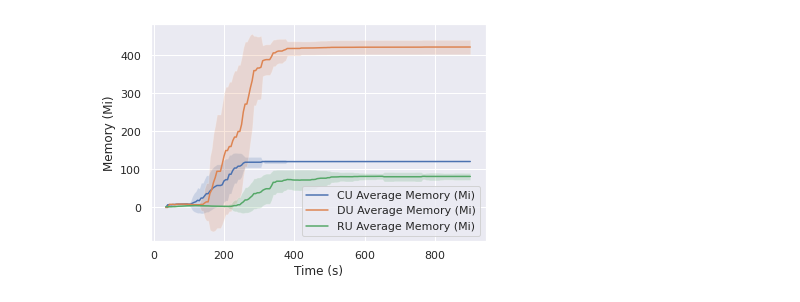
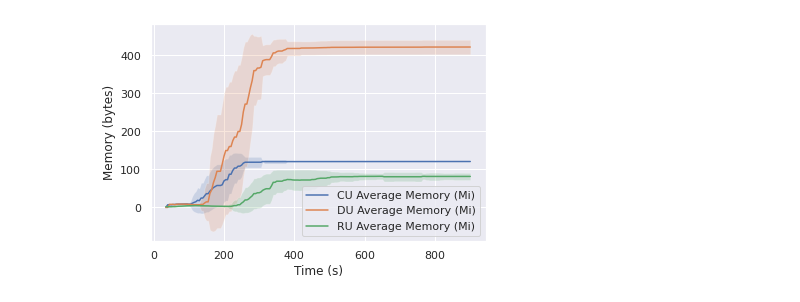
Before and after one commit to my5G/OPlaceRAN, a Jupyter notebook: performance-analysis/article/pods-resources-consume-by-time/pod_mem.ipynb, the cells around one changed output. Saved outputs shown, nothing was run; the diff lists cells and outputs as text; code cells hidden in the pictures.

```diff
--- a/performance-analysis/article/pods-resources-consume-by-time/pod_mem.ipynb
+++ b/performance-analysis/article/pods-resources-consume-by-time/pod_mem.ipynb
@@ -10,15 +10,15 @@ dataframe=dataframe.astype(float)
 # %%
 ax = plt.gca()
 dataframe.plot(kind='line', y='cu Média de MEMORY(Mi)', label='CU Average Memory (Mi)', ax=ax)
 plt.fill_between(dataframe.index,dataframe['cu Média de MEMORY(Mi)']+dataframe['cu DesvPad de MEMORY(Mi)'],dataframe['cu Média de MEMORY(Mi)']-dataframe['cu DesvPad de MEMORY(Mi)'],alpha=0.2,label='Stdev')
 dataframe.plot(kind='line', y='du Média de MEMORY(Mi)',label='DU Average Memory (Mi)', ax=ax)
 plt.fill_between(dataframe.index,dataframe['du Média de MEMORY(Mi)']+dataframe['du DesvPad de MEMORY(Mi)'],dataframe['du Média de MEMORY(Mi)']-dataframe['du DesvPad de MEMORY(Mi)'],alpha=0.2,label='Stdev')
 dataframe.plot(kind='line', y='ru Média de MEMORY(Mi)', label='RU Average Memory (Mi)', ax=ax)
 plt.fill_between(dataframe.index,dataframe['ru Média de MEMORY(Mi)']+dataframe['ru DesvPad de MEMORY(Mi)'],dataframe['ru Média de MEMORY(Mi)']-dataframe['ru DesvPad de MEMORY(Mi)'],alpha=0.2,label='Stdev')
 plt.xlabel("Time (s)")
-plt.ylabel("Memory (Mi)")
+plt.ylabel("Memory (bytes)")
 #plt.legend()
-plt.savefig('out/Pods_MEM_%.pdf')
-plt.savefig('out/Pods_MEM_%.png')
+plt.savefig('out/Pods_MEM_bytes.pdf')
+plt.savefig('out/Pods_MEM_bytes.png', dpi=300)
 # %% [output]
-[figure, old version]
+[figure, new version]
```
Also changed, not shown: 5 other files.
